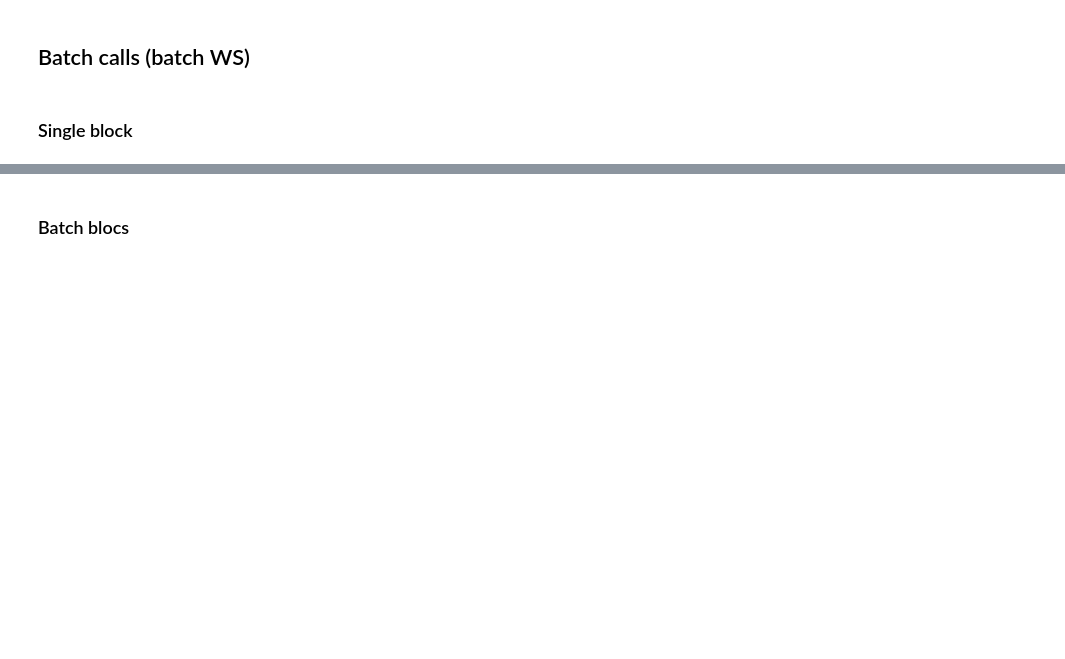
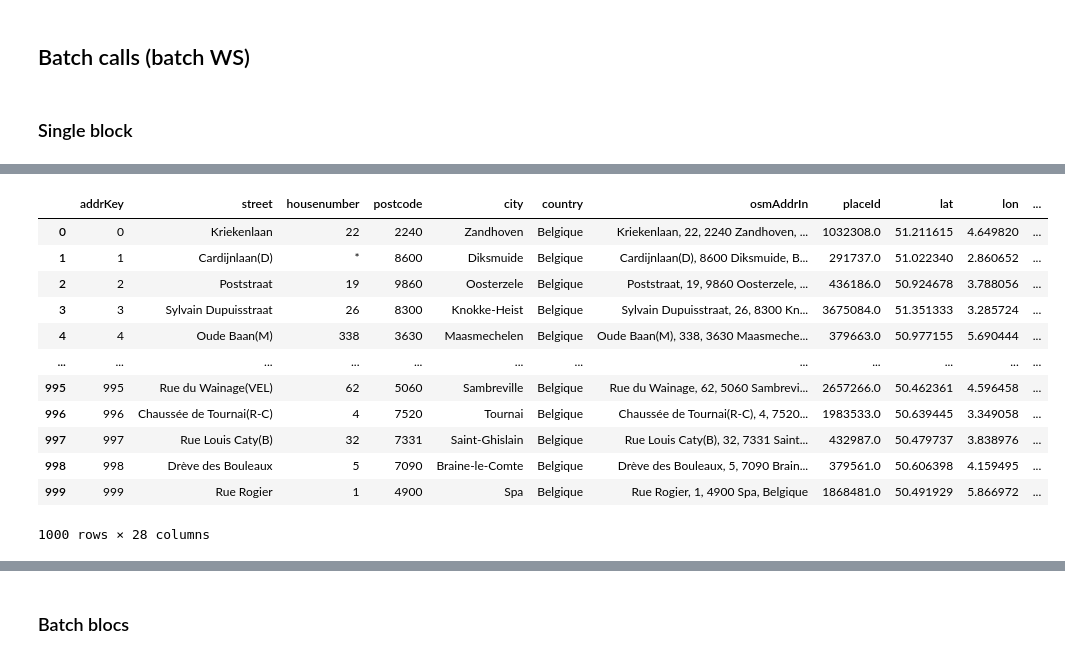
Before and after one commit to SmalsResearch/NominatimWrapper, a Jupyter notebook: AddressCleanserREST_test.ipynb, the cells around one changed output, grey strips where cells are left out. Drawn from its saved outputs; the diff is of its cells as text; code cells hidden in the pictures; blank space fills up the shorter version.

```diff
--- a/AddressCleanserREST_test.ipynb
+++ b/AddressCleanserREST_test.ipynb
@@ -87,13 +125,13 @@ def call_ws_batch(addr_data, mode="geo", with_rejected=False, check_result=True,
 
     r = http.request(
     'POST',
-    f'http://{ws_hostname}:5000/batch',
+    f'http://{ws_hostname}:5000/REST/nominatimWrapper/v0.1/batch',
     fields= {
         'media': ('addresses.csv', file_data),
         'mode': mode,
-        "with_rejected": "yes" if with_rejected else "no",
-        "check_result" : "yes" if check_result else "no",
-        "struct_osm"   : "yes" if structured_osm else "no",
+        "withRejected": "yes" if with_rejected else "no",
+        "checkResult" : "yes" if check_result else "no",
+        "structOsm"   : "yes" if structured_osm else "no",
         #"extra_house_nbr": "no"
     })
 
@@ -245,0 +442,16 @@ addresses_batch
+# %%
+addresses_batch.sort_values("addrKey", key=lambda x: x.astype(int))
+# %% [output]
+|  | addrKey | street | housenumber | postcode | city | country | osmAddrIn | placeId | lat | lon | ... |
+| 0 | 0 | Kriekenlaan | 22 | 2240 | Zandhoven | Belgique | Kriekenlaan, 22, 2240 Zandhoven, ... | 1032308.0 | 51.211615 | 4.649820 | ... |
+| 1 | 1 | Cardijnlaan(D) | * | 8600 | Diksmuide | Belgique | Cardijnlaan(D), 8600 Diksmuide, B... | 291737.0 | 51.022340 | 2.860652 | ... |
+| 2 | 2 | Poststraat | 19 | 9860 | Oosterzele | Belgique | Poststraat, 19, 9860 Oosterzele, ... | 436186.0 | 50.924678 | 3.788056 | ... |
+| 3 | 3 | Sylvain Dupuisstraat | 26 | 8300 | Knokke-Heist | Belgique | Sylvain Dupuisstraat, 26, 8300 Kn... | 3675084.0 | 51.351333 | 3.285724 | ... |
+| 4 | 4 | Oude Baan(M) | 338 | 3630 | Maasmechelen | Belgique | Oude Baan(M), 338, 3630 Maasmeche... | 379663.0 | 50.977155 | 5.690444 | ... |
+| ... | ... | ... | ... | ... | ... | ... | ... | ... | ... | ... | ... |
+| 995 | 995 | Rue du Wainage(VEL) | 62 | 5060 | Sambreville | Belgique | Rue du Wainage, 62, 5060 Sambrevi... | 2657266.0 | 50.462361 | 4.596458 | ... |
+| 996 | 996 | Chaussée de Tournai(R-C) | 4 | 7520 | Tournai | Belgique | Chaussée de Tournai(R-C), 4, 7520... | 1983533.0 | 50.639445 | 3.349058 | ... |
+| 997 | 997 | Rue Louis Caty(B) | 32 | 7331 | Saint-Ghislain | Belgique | Rue Louis Caty(B), 32, 7331 Saint... | 432987.0 | 50.479737 | 3.838976 | ... |
+| 998 | 998 | Drève des Bouleaux | 5 | 7090 | Braine-le-Comte | Belgique | Drève des Bouleaux, 5, 7090 Brain... | 379561.0 | 50.606398 | 4.159495 | ... |
+| 999 | 999 | Rue Rogier | 1 | 4900 | Spa | Belgique | Rue Rogier, 1, 4900 Spa, Belgique | 1868481.0 | 50.491929 | 5.866972 | ... |
+1000 rows × 28 columns
```
Also changed, not shown: parts of 40 cells of this notebook, 2 other files.
